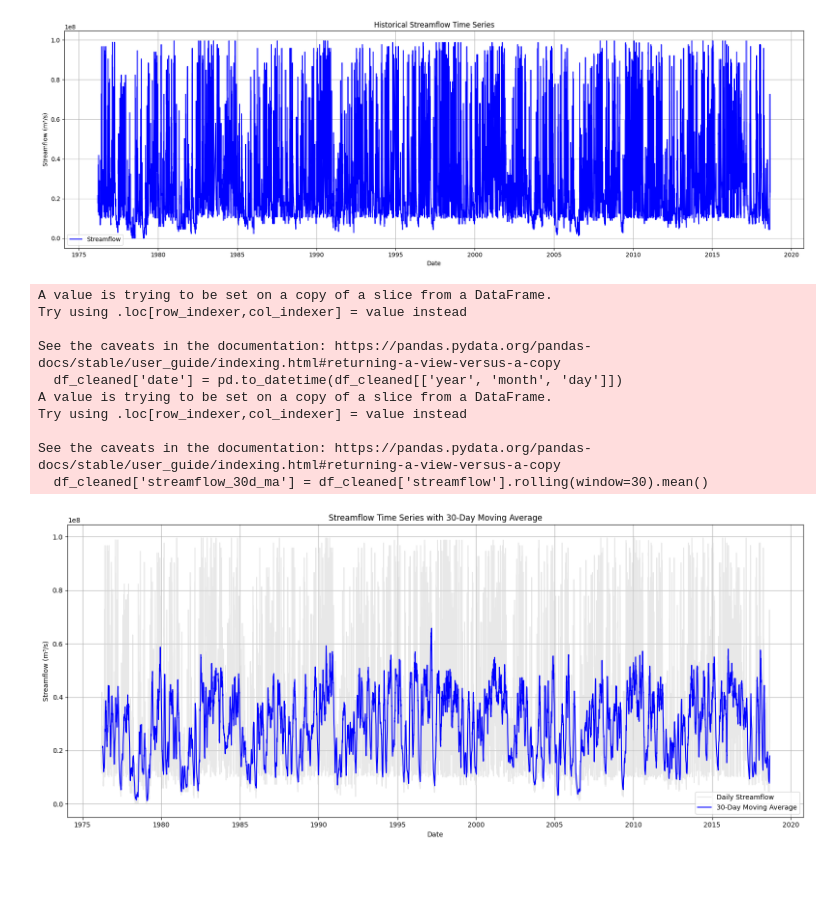
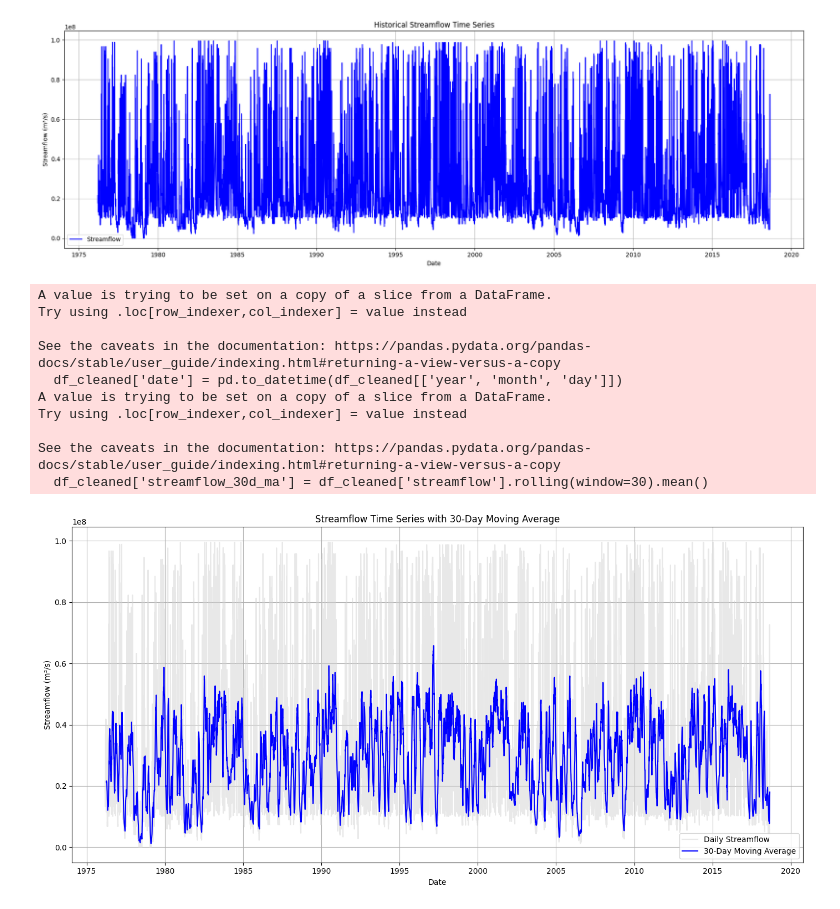
Before and after one commit to douglassilveirac/ENS5165_202402, a Jupyter notebook: pyEnv/Scripts/Série histórica vazões Tangará.ipynb, the cells around one changed output. Saved outputs shown, nothing was run; the diff lists cells and outputs as text; code cells hidden in the pictures; blank space fills up the shorter version.

```diff
--- a/pyEnv/Scripts/Série histórica vazões Tangará.ipynb
+++ b/pyEnv/Scripts/Série histórica vazões Tangará.ipynb
@@ -58,32 +58,32 @@ df_cleaned['date'] = pd.to_datetime(df_cleaned[['year', 'month', 'day']])
 # Calcula uma média móvel de 30 dias
 df_cleaned['streamflow_30d_ma'] = df_cleaned['streamflow'].rolling(window=30).mean()
 
 # Plota a série histórica com a média móvel
-plt.figure(figsize=(16, 7))
+plt.figure(figsize=(14, 7))
 
 # Série original
 plt.plot(df_cleaned['date'], df_cleaned['streamflow'], label='Daily Streamflow', color='lightgray', alpha=0.5)
 
 # Série com média móvel de 30 dias
 plt.plot(df_cleaned['date'], df_cleaned['streamflow_30d_ma'], label='30-Day Moving Average', color='blue')
 
 # Configuração do gráfico
 plt.title('Streamflow Time Series with 30-Day Moving Average')
 plt.xlabel('Date')
 plt.ylabel('Streamflow (m³/s)')
 plt.legend()
 plt.grid(True)
 plt.tight_layout()
 plt.show()
 # %% [output]
 A value is trying to be set on a copy of a slice from a DataFrame.
 Try using .loc[row_indexer,col_indexer] = value instead
 
 See the caveats in the documentation: https://pandas.pydata.org/pandas-docs/stable/user_guide/indexing.html#returning-a-view-versus-a-copy
   df_cleaned['date'] = pd.to_datetime(df_cleaned[['year', 'month', 'day']])
 A value is trying to be set on a copy of a slice from a DataFrame.
 Try using .loc[row_indexer,col_indexer] = value instead
 
 See the caveats in the documentation: https://pandas.pydata.org/pandas-docs/stable/user_guide/indexing.html#returning-a-view-versus-a-copy
   df_cleaned['streamflow_30d_ma'] = df_cleaned['streamflow'].rolling(window=30).mean()
-[figure, old version]
+[figure, new version]
```
Also changed, not shown: parts of 2 cells of this notebook.
